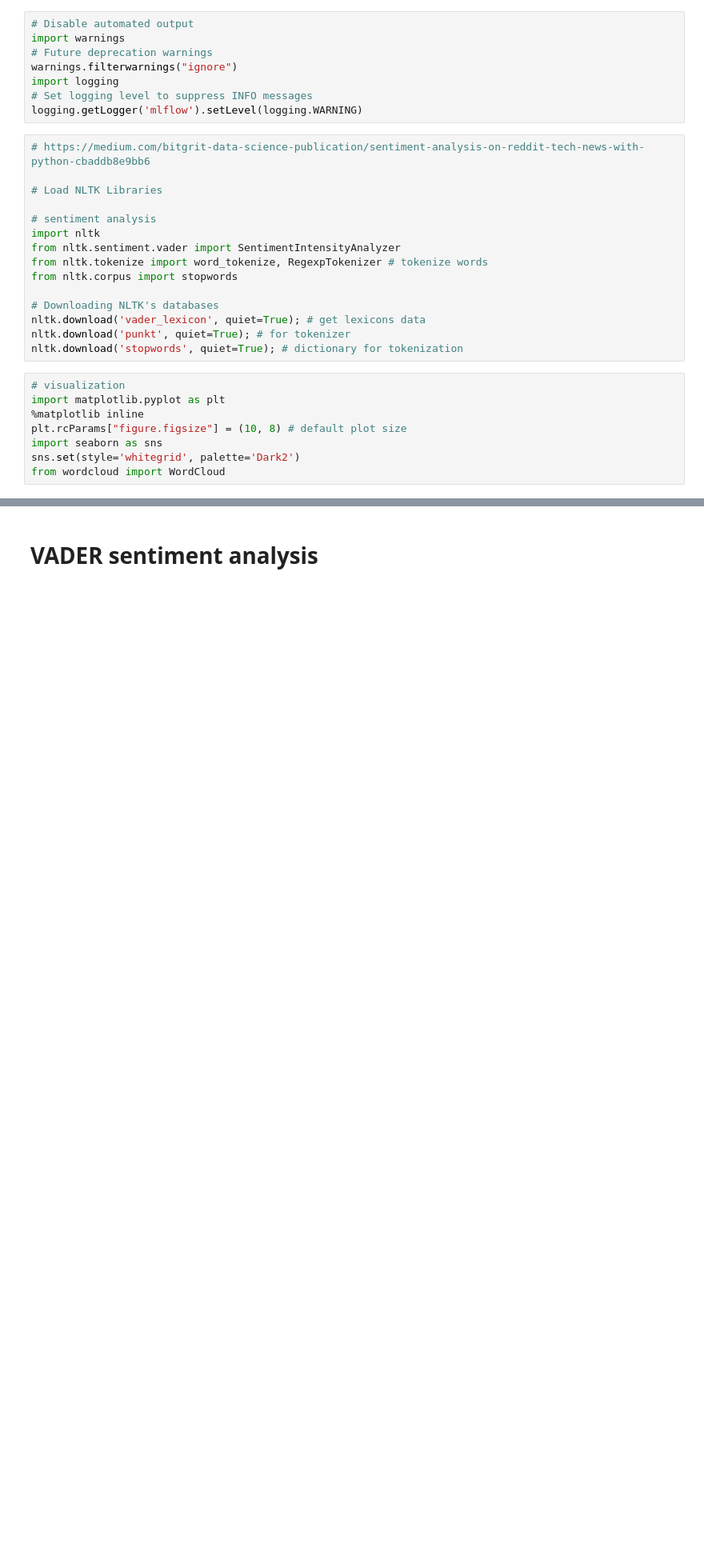
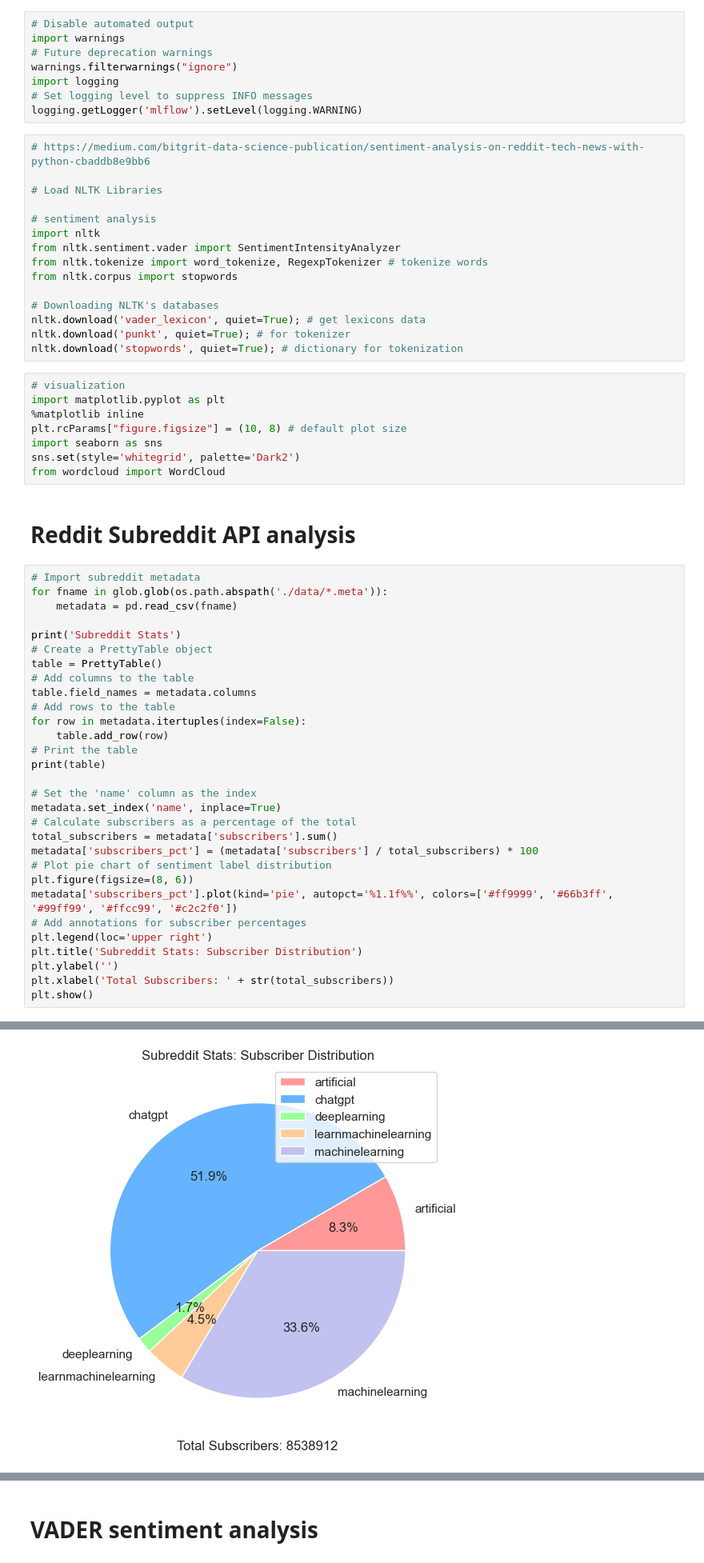
Before and after one commit to georgeh12/reddit-gpt, a Jupyter notebook: vader-analysis.ipynb, the cells around one changed output, grey strips where cells are left out. Shown at 80% size. Cells and saved outputs as stored; diff of their text form; blank space fills up the shorter version.

Commit message:
pie chart for subscriber distribution

```diff
--- a/vader-analysis.ipynb
+++ b/vader-analysis.ipynb
@@ -61,3 +59,36 @@ plt.rcParams["figure.figsize"] = (10, 8) # default plot size
 import seaborn as sns
 sns.set(style='whitegrid', palette='Dark2')
 from wordcloud import WordCloud
+# %% [markdown]
+# Reddit Subreddit API analysis
+# %%
+# Import subreddit metadata
+for fname in glob.glob(os.path.abspath('./data/*.meta')):
+    metadata = pd.read_csv(fname)
+
+print('Subreddit Stats')
+# Create a PrettyTable object
+table = PrettyTable()
+# Add columns to the table
+table.field_names = metadata.columns
+# Add rows to the table
+for row in metadata.itertuples(index=False):
+    table.add_row(row)
+# Print the table
+print(table)
+
+# Set the 'name' column as the index
+metadata.set_index('name', inplace=True)
+# Calculate subscribers as a percentage of the total
+total_subscribers = metadata['subscribers'].sum()
+metadata['subscribers_pct'] = (metadata['subscribers'] / total_subscribers) * 100
+# Plot pie chart of sentiment label distribution
+plt.figure(figsize=(8, 6))
+metadata['subscribers_pct'].plot(kind='pie', autopct='%1.1f%%', colors=['#ff9999', '#66b3ff', '#99ff99', '#ffcc99', '#c2c2f0'])
+# Add annotations for subscriber percentages
+plt.legend(loc='upper right')
+plt.title('Subreddit Stats: Subscriber Distribution')
+plt.ylabel('')
+plt.xlabel('Total Subscribers: ' + str(total_subscribers))
+plt.show()
+# %% [output]
@@ -64 +105,2 @@ from wordcloud import WordCloud
+[figure, added]
 # %% [markdown]
```
Also changed, not shown: parts of 4 cells of this notebook, 2 other files.
